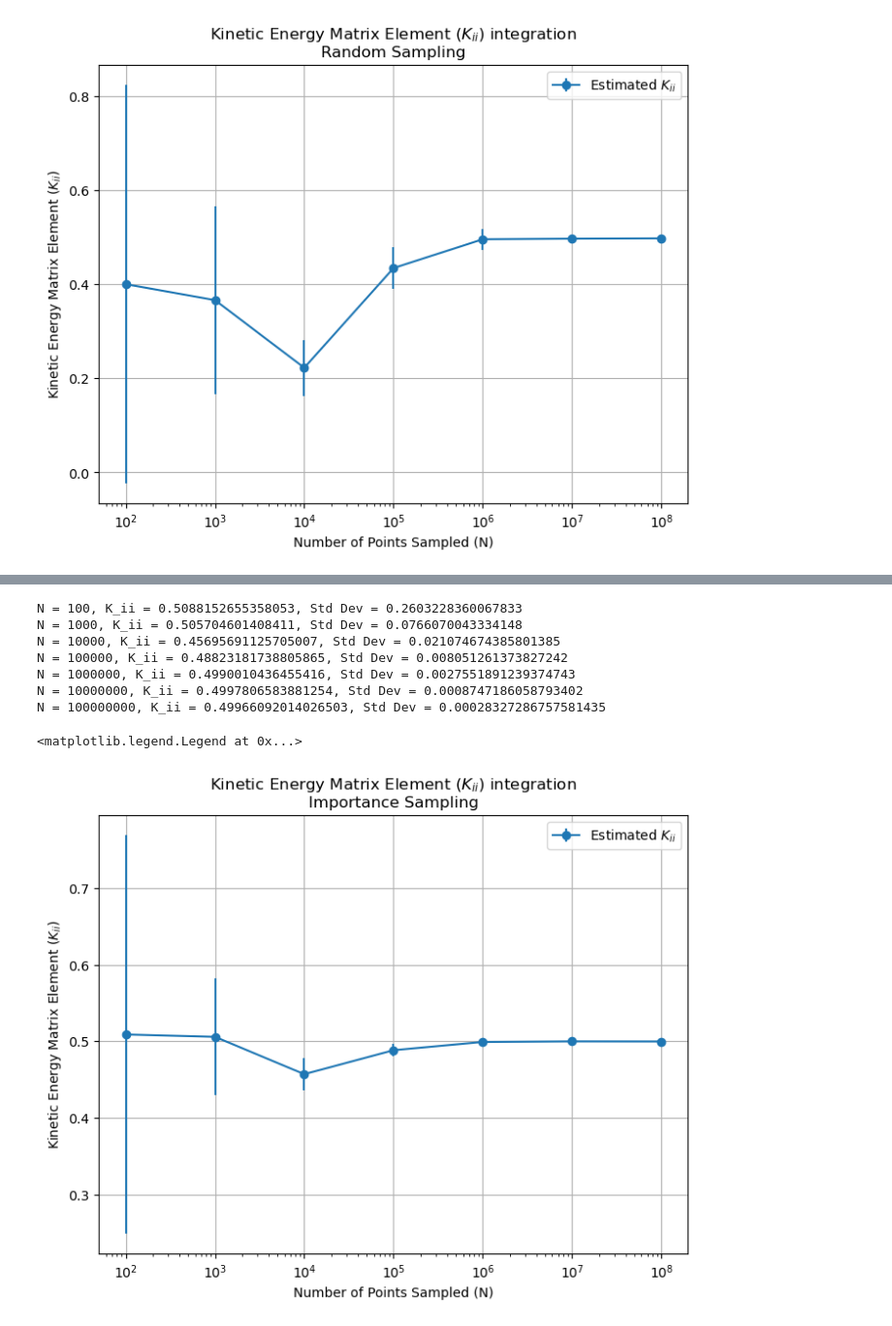
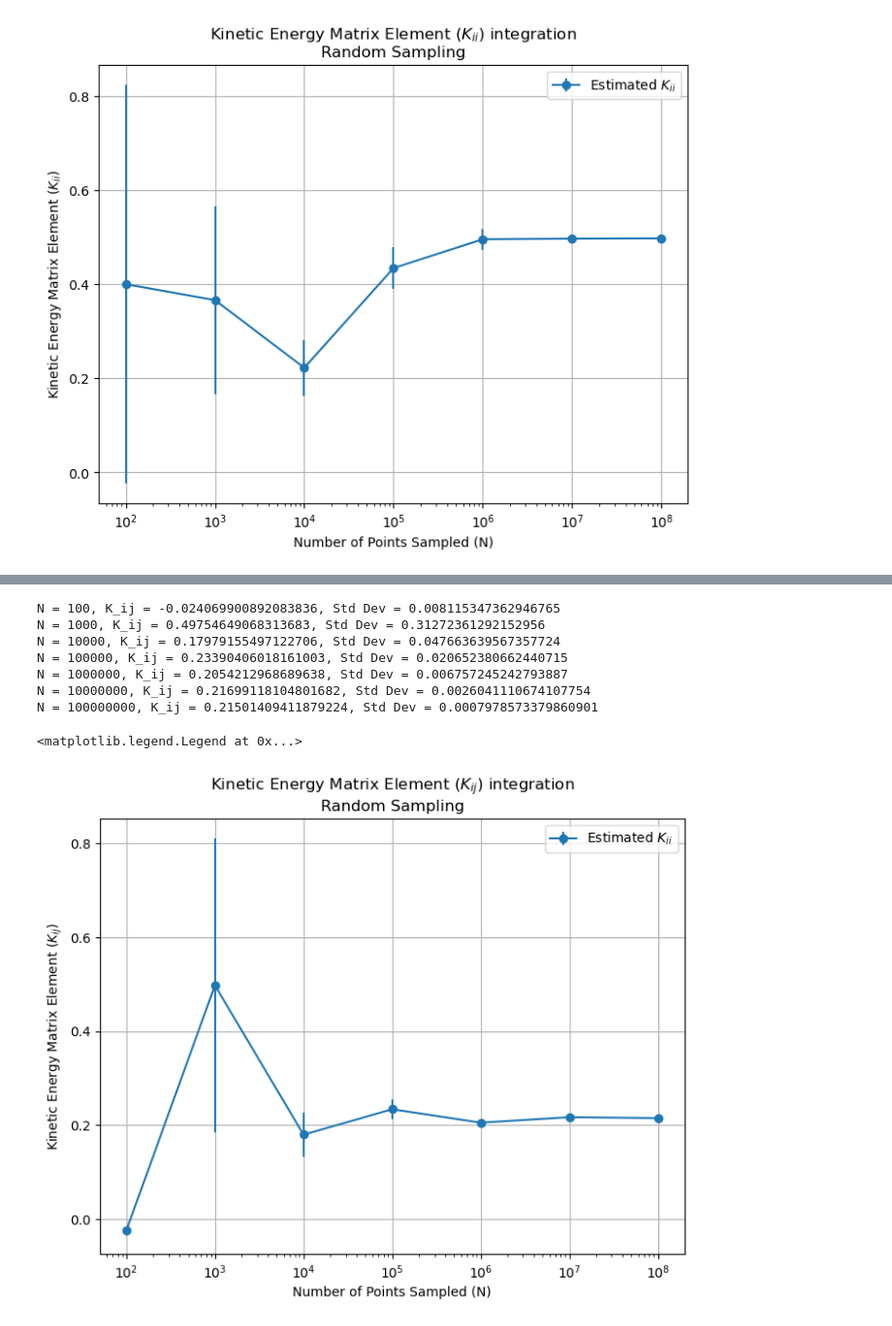
Before and after one commit to beanch96/comp-prob-solv, a Jupyter notebook: homework-5-grad/Hw5Grad_plots.ipynb, the cells around one changed output, grey strips where cells are left out. Shown at 97% size. Saved outputs shown, nothing was run; the diff lists cells and outputs as text; code cells hidden in the pictures.

```diff
--- a/homework-5-grad/Hw5Grad_plots.ipynb
+++ b/homework-5-grad/Hw5Grad_plots.ipynb
@@ -44,46 +94,48 @@ N = 100000000, K_ii = 0.4973074516918407, Std Dev = 0.0026250275498757437
 # %%
 import Psi_1s_func as fn
 import matplotlib.pyplot as plt
 import numpy as np
 
-#Diagonal Kinetic Energy Matrix Element (Kii)-Importance sampling
+#Off-diagonal Kinetic Energy Matrix Element (Kij)-random sampling
 
 # Parameters
 np.random.seed(42)
 L = 7  # Integration limits
 n_points_list = [10**2, 10**3, 10**4, 10**5, 10**6, 10**7,10**8]  # Varying number of points
-R=0  #No separation distance-diagonal elements
+R=1.4  #Rz=1.4
 
 # Lists to store results
 Kii_values = []
 std_devs = []
 
 # Monte Carlo integration loop for varying n_points
 for n_points in n_points_list:
-    Kii,std_dev=fn.important_integration(L,n_points,R)
+    Kii,std_dev=fn.random_integration(L,n_points,R)
     Kii_values.append(Kii)
     std_devs.append(std_dev)
-    print(f"N = {n_points}, K_ii = {Kii}, Std Dev = {std_dev}")
+    print(f"N = {n_points}, K_ij = {Kii}, Std Dev = {std_dev}")
 
 # Plot the results
 plt.figure(figsize=(8, 6))
 plt.errorbar(n_points_list, Kii_values, yerr=std_devs, fmt='o-', label='Estimated $K_{ii}$')
 plt.xscale('log')
 plt.xlabel('Number of Points Sampled (N)')
-plt.ylabel('Kinetic Energy Matrix Element ($K_{ii}$)')
-plt.title('Kinetic Energy Matrix Element ($K_{ii}$) integration\nImportance Sampling')
+plt.ylabel('Kinetic Energy Matrix Element ($K_{ij}$)')
+plt.title('Kinetic Energy Matrix Element ($K_{ij}$) integration\nRandom Sampling')
 plt.grid()
 plt.legend()
+
+#Using random sampling, we get a result of 0.215 with a low standard deviation, however it takes 1x10^7 points for convergence.
 # %% [output]
-N = 100, K_ii = 0.5088152655358053, Std Dev = 0.2603228360067833
-N = 1000, K_ii = 0.505704601408411, Std Dev = 0.0766070043334148
-N = 10000, K_ii = 0.45695691125705007, Std Dev = 0.021074674385801385
-N = 100000, K_ii = 0.48823181738805865, Std Dev = 0.008051261373827242
-N = 1000000, K_ii = 0.4990010436455416, Std Dev = 0.0027551891239374743
-N = 10000000, K_ii = 0.4997806583881254, Std Dev = 0.0008747186058793402
-N = 100000000, K_ii = 0.49966092014026503, Std Dev = 0.00028327286757581435
+N = 100, K_ij = -0.024069900892083836, Std Dev = 0.008115347362946765
+N = 1000, K_ij = 0.49754649068313683, Std Dev = 0.31272361292152956
+N = 10000, K_ij = 0.17979155497122706, Std Dev = 0.047663639567357724
+N = 100000, K_ij = 0.23390406018161003, Std Dev = 0.020652380662440715
+N = 1000000, K_ij = 0.2054212968689638, Std Dev = 0.006757245242793887
+N = 10000000, K_ij = 0.21699118104801682, Std Dev = 0.0026041110674107754
+N = 100000000, K_ij = 0.21501409411879224, Std Dev = 0.0007978573379860901
 <matplotlib.legend.Legend at 0x...>
-[figure, old version]
+[figure, new version]
 # %%
 import Psi_1s_func as fn
 import matplotlib.pyplot as plt
```
Also changed, not shown: parts of 4 cells of this notebook, 1 other file.
